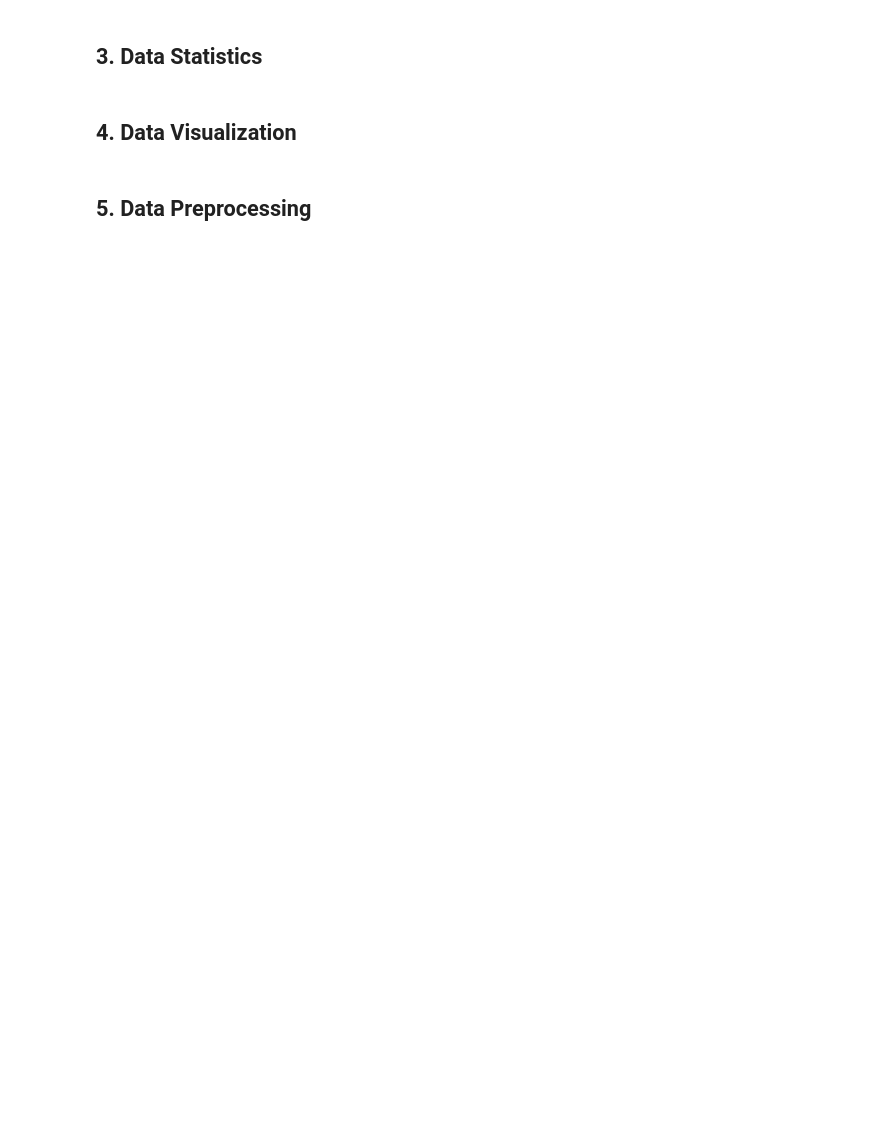
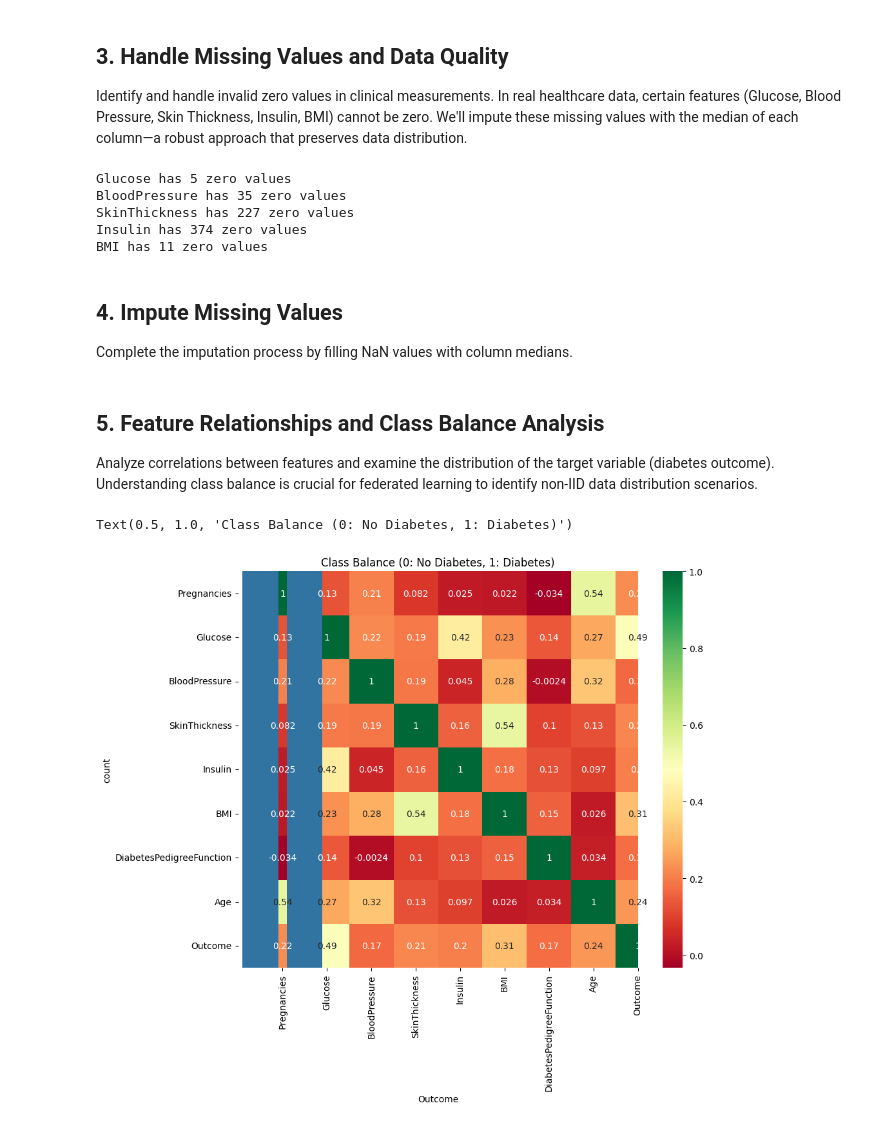
Before and after one commit to RaiyanJiyon/federated-healthcare-ml, a Jupyter notebook: notebooks/exploration.ipynb, the cells around one changed output. Cells and saved outputs as stored; diff of their text form; code cells hidden in the pictures; blank space fills up the shorter version.

Commit message:
Explore pima indiana dataset and understand relation between each features and fill null values with median

```diff
--- a/notebooks/exploration.ipynb
+++ b/notebooks/exploration.ipynb
@@ -42,39 +31,44 @@ loader = DataLoader("../data/raw")
 # %% [markdown]
-## 3. Data Statistics
+## 3. Handle Missing Values and Data Quality
+
+Identify and handle invalid zero values in clinical measurements. In real healthcare data, certain features (Glucose, Blood Pressure, Skin Thickness, Insulin, BMI) cannot be zero. We'll impute these missing values with the median of each column—a robust approach that preserves data distribution.
 # %%
-# TODO: Display data statistics
-# print(df.describe())
-# print(f"\nCorrelation matrix:")
-# print(df.corr())
+# List columns where 0 is physically impossible
+cols_with_zeros = ['Glucose', 'BloodPressure', 'SkinThickness', 'Insulin', 'BMI']
+
+# Count them
+for col in cols_with_zeros:
+    print(f"{col} has {(df[col] == 0).sum()} zero values")
+
+# Replace 0 with NaN so they don't mess up the Mean/Median calculation
+df[cols_with_zeros] = df[cols_with_zeros].replace(0, np.nan)
+# %% [output]
+Glucose has 5 zero values
+BloodPressure has 35 zero values
+SkinThickness has 227 zero values
+Insulin has 374 zero values
+BMI has 11 zero values
 # %% [markdown]
-## 4. Data Visualization
+## 4. Impute Missing Values
+
+Complete the imputation process by filling NaN values with column medians.
 # %%
-# TODO: Create visualizations
-# fig, axes = plt.subplots(2, 2, figsize=(14, 10))
-#
-# # Plot distributions
-# for idx, col in enumerate(df.select_dtypes(include=np.number).columns[:4]):
-#     row = idx // 2
-#     col_idx = idx % 2
-#     axes[row, col_idx].hist(df[col], bins=30, alpha=0.7)
-#     axes[row, col_idx].set_title(f'Distribution of {col}')
-#     axes[row, col_idx].set_xlabel(col)
-#     axes[row, col_idx].set_ylabel('Frequency')
-#
-# plt.tight_layout()
-# plt.show()
+for col in cols_with_zeros:
+    df[col] = df[col].fillna(df[col].median())
 # %% [markdown]
-## 5. Data Preprocessing
+## 5. Feature Relationships and Class Balance Analysis
+
+Analyze correlations between features and examine the distribution of the target variable (diabetes outcome). Understanding class balance is crucial for federated learning to identify non-IID data distribution scenarios.
 # %%
-# TODO: Preprocess data
-# preprocessor = DataPreprocessor()
-#
-# # Handle missing values
-# df_cleaned = preprocessor.handle_missing_values(df, strategy='mean')
-#
-# # Remove duplicates
-# df_cleaned = preprocessor.remove_duplicates(df_cleaned)
-#
-# print(f"Cleaned data shape: {df_cleaned.shape}")
-# print(f"Missing values after cleaning: {df_cleaned.isnull().sum().sum()}")
+# Correlation Heatmap
+plt.figure(figsize=(10,8))
+sns.heatmap(df.corr(), annot=True, cmap='RdYlGn')
+plt.title("Feature Correlation")
+
+# Distribution of Outcome
+sns.countplot(x='Outcome', data=df)
+plt.title("Class Balance (0: No Diabetes, 1: Diabetes)")
+# %% [output]
+Text(0.5, 1.0, 'Class Balance (0: No Diabetes, 1: Diabetes)')
+[figure, added]
 # %% [markdown]
```
Also changed, not shown: parts of 17 cells of this notebook.
